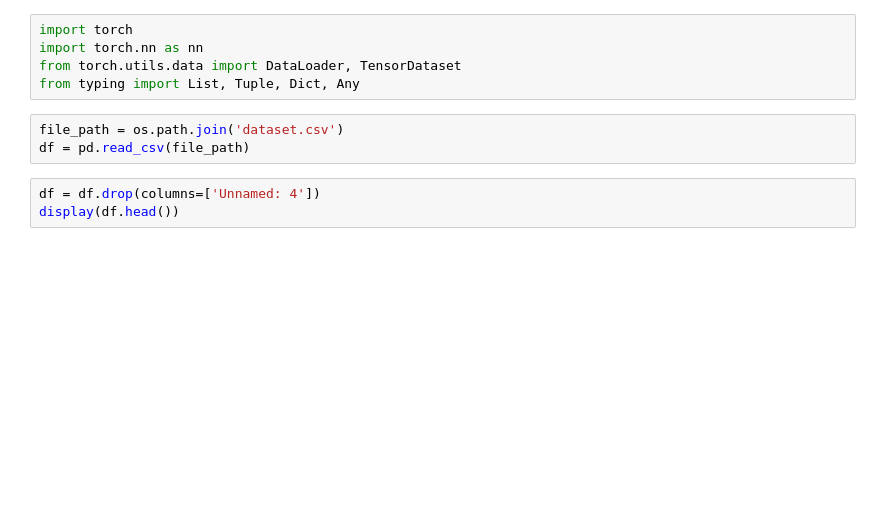
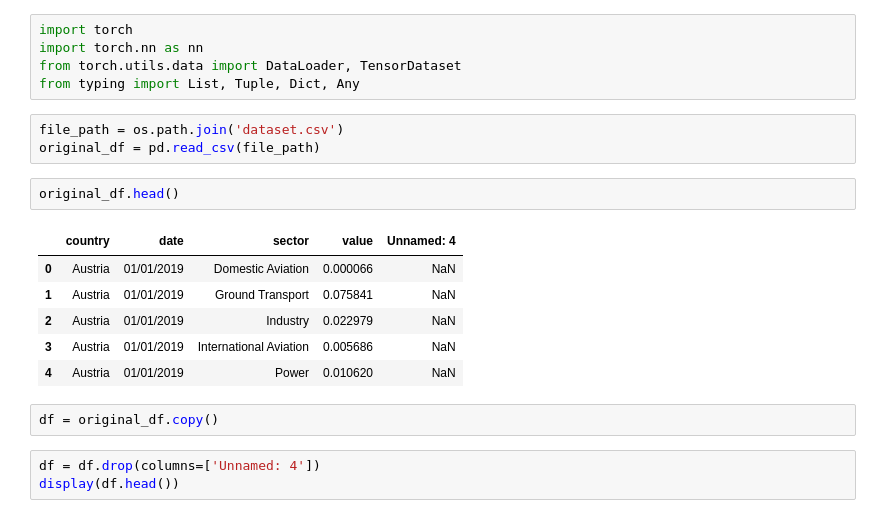
Before and after one commit to thisishasan/data_mining_and_machine_learning, a Jupyter notebook: data_mining_machine_learning.ipynb, the cells around one changed output. Drawn from its saved outputs; the diff is of its cells as text; blank space fills up the shorter version.

```diff
--- a/data_mining_machine_learning.ipynb
+++ b/data_mining_machine_learning.ipynb
@@ -40,7 +30,18 @@ from torch.utils.data import DataLoader, TensorDataset
 from typing import List, Tuple, Dict, Any
 # %%
 file_path = os.path.join('dataset.csv')
-df = pd.read_csv(file_path)
+original_df = pd.read_csv(file_path)
+# %%
+original_df.head()
+# %% [output]
+|  | country | date | sector | value | Unnamed: 4 |
+| 0 | Austria | 01/01/2019 | Domestic Aviation | 0.000066 | NaN |
+| 1 | Austria | 01/01/2019 | Ground Transport | 0.075841 | NaN |
+| 2 | Austria | 01/01/2019 | Industry | 0.022979 | NaN |
+| 3 | Austria | 01/01/2019 | International Aviation | 0.005686 | NaN |
+| 4 | Austria | 01/01/2019 | Power | 0.010620 | NaN |
+# %%
+df = original_df.copy()
 # %%
 df = df.drop(columns=['Unnamed: 4'])
 display(df.head())
```
Also changed, not shown: parts of 2 cells of this notebook.
